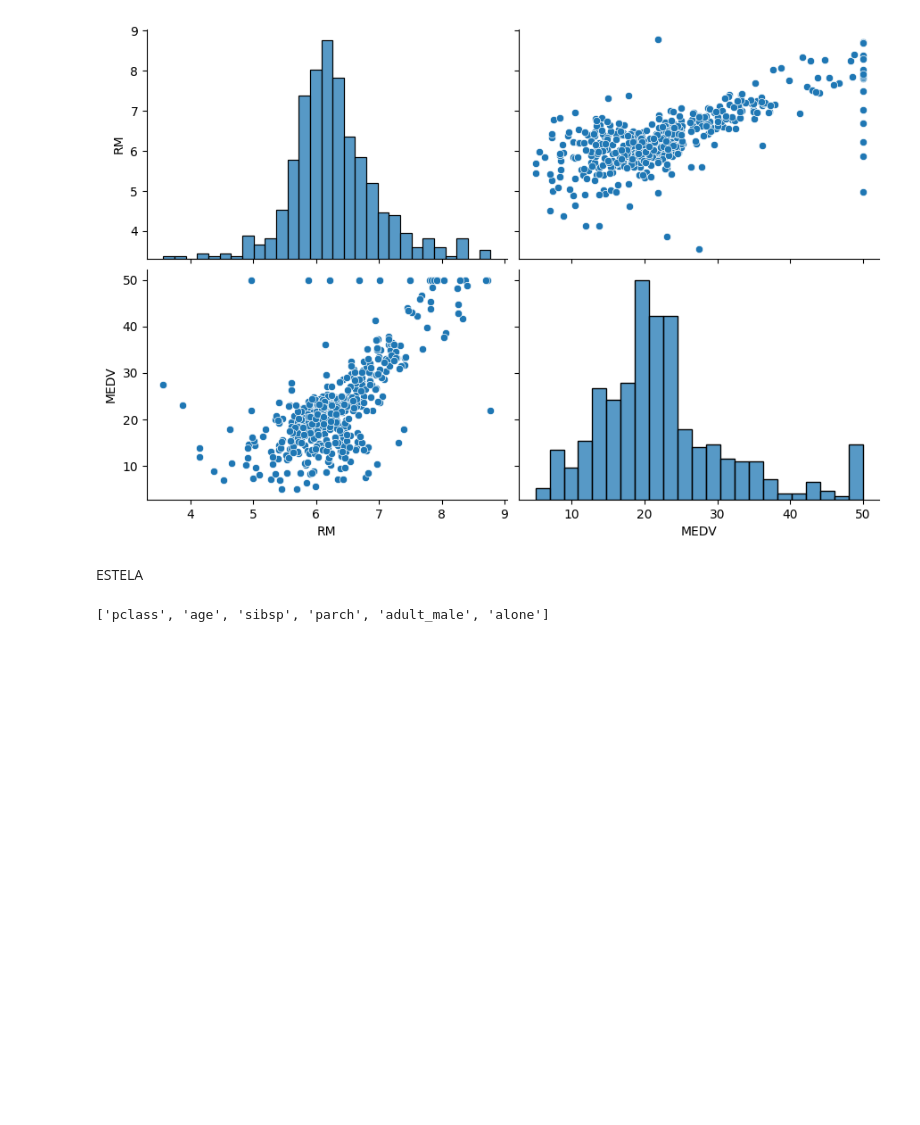
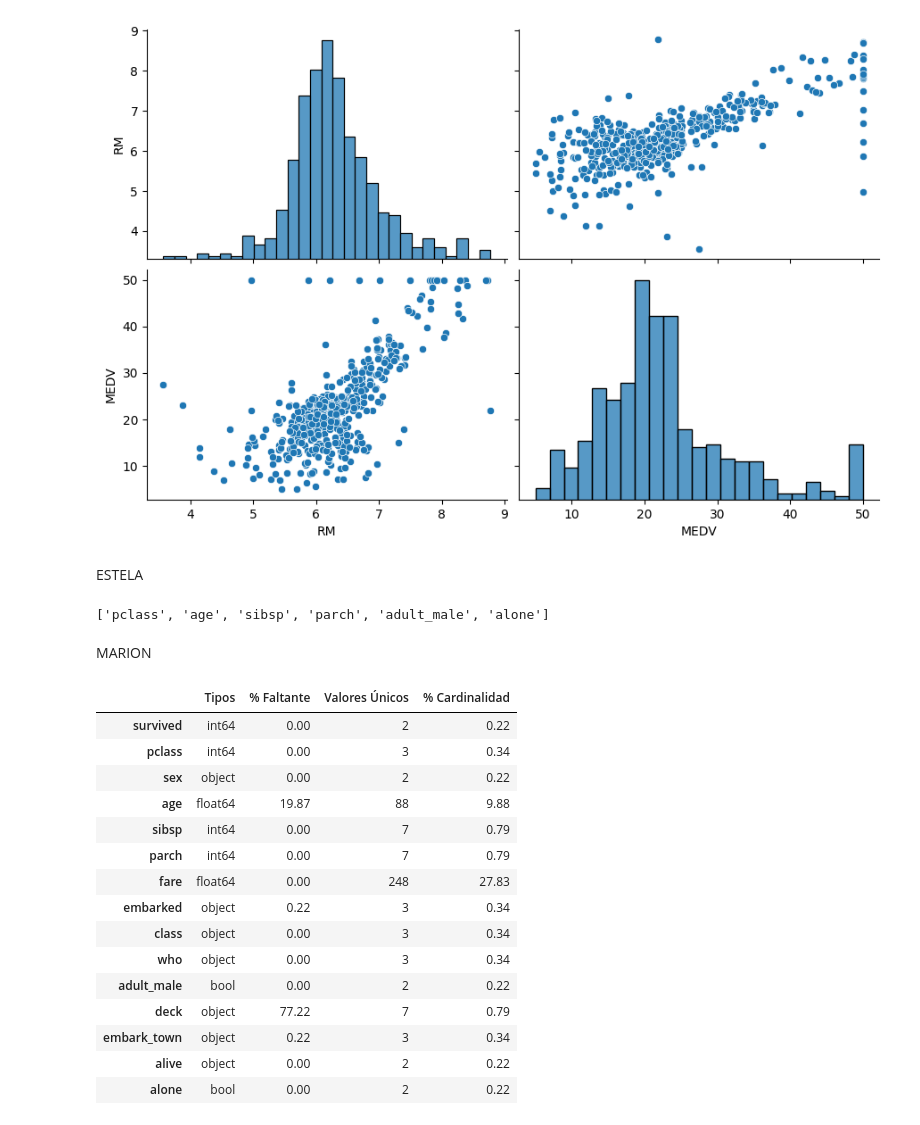
Before and after one commit to RogelioGarciaAlvarez/ONLINE_DS_THEBRIDGE_TEAM_CHALLENGE, a Jupyter notebook: Toolbox/Codigo_ejemplo.ipynb, the cells around one changed output. Drawn from its saved outputs; the diff is of its cells as text; code cells hidden in the pictures; blank space fills up the shorter version.

```diff
--- a/Toolbox/Codigo_ejemplo.ipynb
+++ b/Toolbox/Codigo_ejemplo.ipynb
@@ -145,3 +166,48 @@ a = get_features_num_regression(df=df_titanic, target_col='age', umbral_corr=0.1
 a
 # %% [output]
 ['pclass', 'age', 'sibsp', 'parch', 'adult_male', 'alone']
+# %% [markdown]
+MARION
+# %%
+def describir_df(df_titanic):
+    # Obtener tipos de columnas
+    tipos = df_titanic.dtypes
+
+    # Calcular porcentaje de valores nulos
+    porcentaje_faltante = (df_titanic.isnull().mean() * 100).round(2)
+
+    # Obtener valores únicos y porcentaje de cardinalidad
+    valores_unicos = df_titanic.nunique()
+    porcentaje_cardinalidad = ((valores_unicos / len(df_titanic)) * 100).round(2)
+
+    # Crear un DataFrame con la información recopilada
+    resultado_df = pd.DataFrame({
+        'Tipos': tipos,
+        '% Faltante': porcentaje_faltante,
+        'Valores Únicos': valores_unicos,
+        '% Cardinalidad': porcentaje_cardinalidad
+    })
+
+    return resultado_df
+
+
+# Mostrar el resultado
+resultado_df = describir_df(df_titanic)
+resultado_df
+# %% [output]
+|  | Tipos | % Faltante | Valores Únicos | % Cardinalidad |
+| survived | int64 | 0.00 | 2 | 0.22 |
+| pclass | int64 | 0.00 | 3 | 0.34 |
+| sex | object | 0.00 | 2 | 0.22 |
+| age | float64 | 19.87 | 88 | 9.88 |
+| sibsp | int64 | 0.00 | 7 | 0.79 |
+| parch | int64 | 0.00 | 7 | 0.79 |
+| fare | float64 | 0.00 | 248 | 27.83 |
+| embarked | object | 0.22 | 3 | 0.34 |
+| class | object | 0.00 | 3 | 0.34 |
+| who | object | 0.00 | 3 | 0.34 |
+| adult_male | bool | 0.00 | 2 | 0.22 |
+| deck | object | 77.22 | 7 | 0.79 |
+| embark_town | object | 0.22 | 3 | 0.34 |
+| alive | object | 0.00 | 2 | 0.22 |
+| alone | bool | 0.00 | 2 | 0.22 |
```
Also changed, not shown: parts of 4 cells of this notebook, 1 other file.
